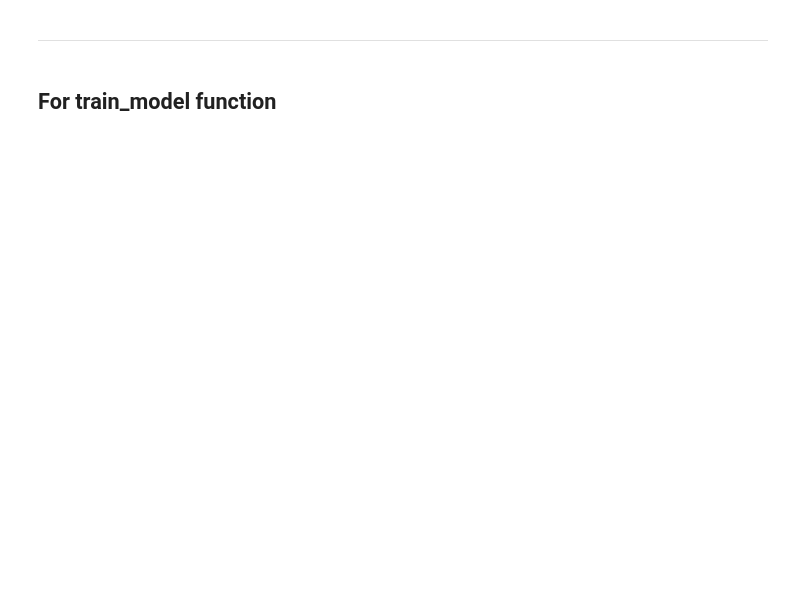
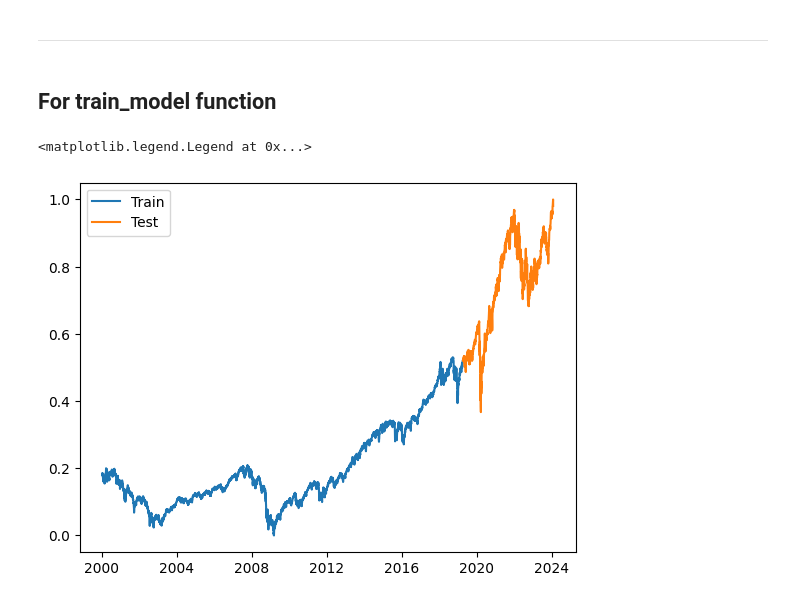
Before and after one commit to BoykoPetevBoev/Stock-Market-Prediction, a Jupyter notebook: src/models/lstm/lstm_model.ipynb, the cells around one changed output. Drawn from its saved outputs; the diff is of its cells as text; code cells hidden in the pictures; blank space fills up the shorter version.

```diff
--- a/src/models/lstm/lstm_model.ipynb
+++ b/src/models/lstm/lstm_model.ipynb
@@ -25 +27,9 @@ WARNING:tensorflow:From f:\DR\Stock-Market-Prediction\venv\lib\site-packages\ker
+# %%
+# plt.plot(dates_train, x_train)
+plt.plot(dates_train, y_train)
+plt.plot(dates_test, y_test)
+plt.legend(['Train', 'Test'])
+# %% [output]
+<matplotlib.legend.Legend at 0x...>
+[figure, added]
 # %%
```
Also changed, not shown: parts of 14 cells of this notebook, 1 other file.
